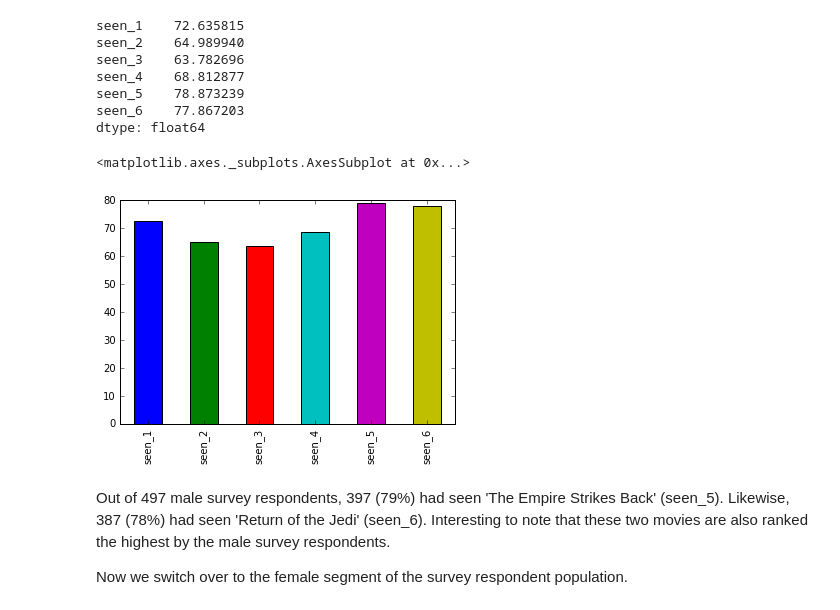
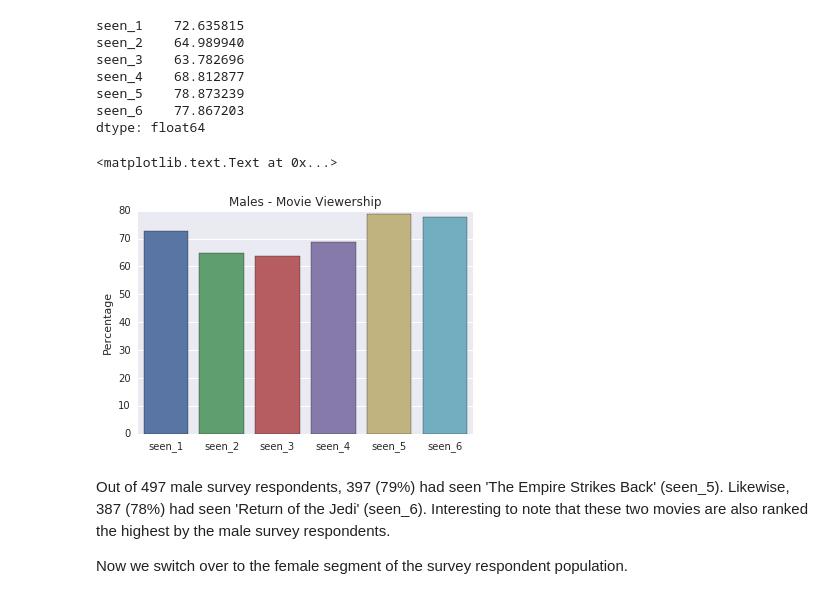
Before and after one commit to michaelwahlin/star-wars-survey, a Jupyter notebook: Basics.ipynb, the cells around one changed output. Saved outputs shown, nothing was run; the diff lists cells and outputs as text; code cells hidden in the pictures.

```diff
--- a/Basics.ipynb
+++ b/Basics.ipynb
@@ -458,11 +468,13 @@ seen_4    68.812877
 seen_5    78.873239
 seen_6    77.867203
 dtype: float64
-# %%
-males_movie_seen_percent.plot.bar()
-# %% [output]
-<matplotlib.axes._subplots.AxesSubplot at 0x...>
-[figure, removed]
+# %%
+ax = sns.barplot(x=males_movie_seen_percent.index, y=males_movie_seen_percent.values)
+ax.set_title('Males - Movie Viewership')
+ax.set_ylabel('Percentage')
+# %% [output]
+<matplotlib.text.Text at 0x...>
+[figure, added]
 # %% [markdown]
 Out of 497 male survey respondents, 397 (79%) had seen 'The Empire Strikes Back' (seen_5). Likewise, 387 (78%) had seen 'Return of the Jedi' (seen_6). Interesting to note that these two movies are also ranked the highest by the male survey respondents.
 
```
Also changed, not shown: parts of 26 cells of this notebook.
